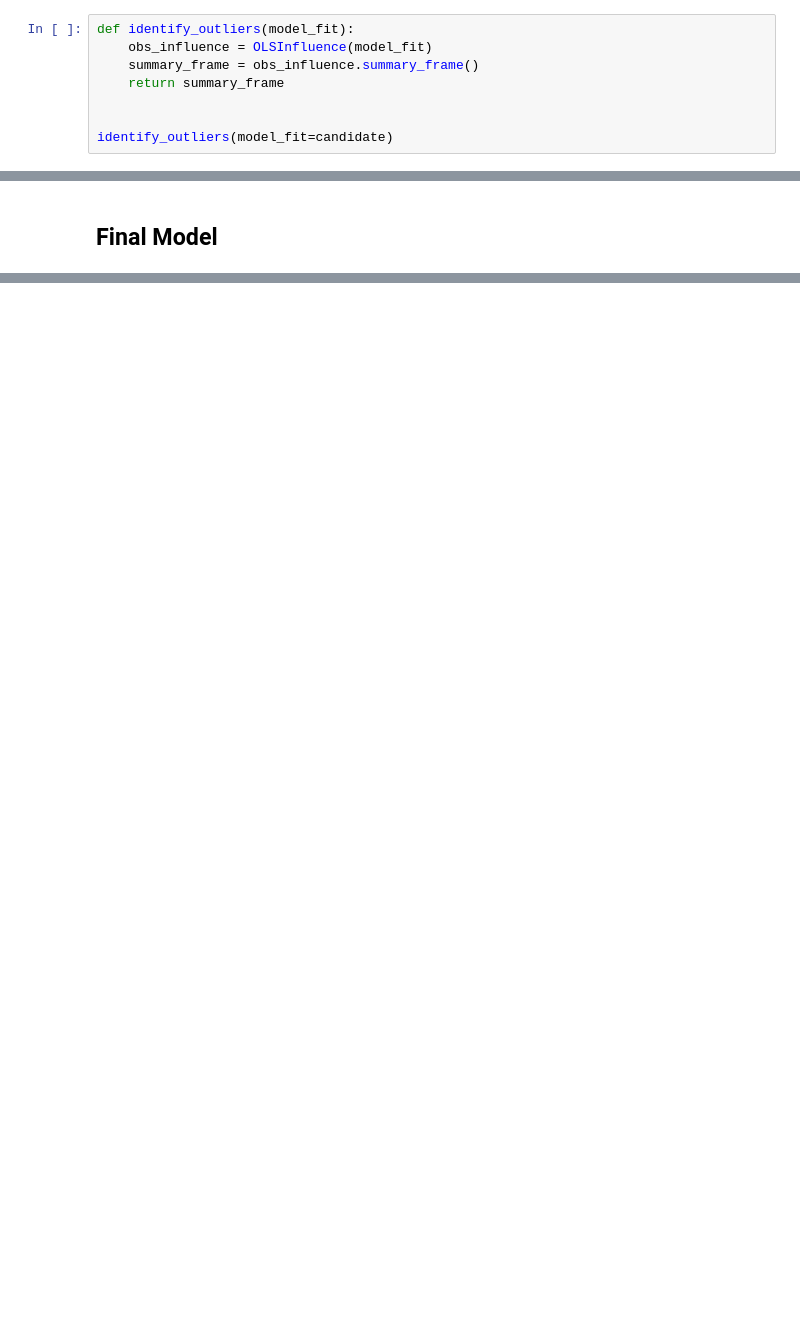
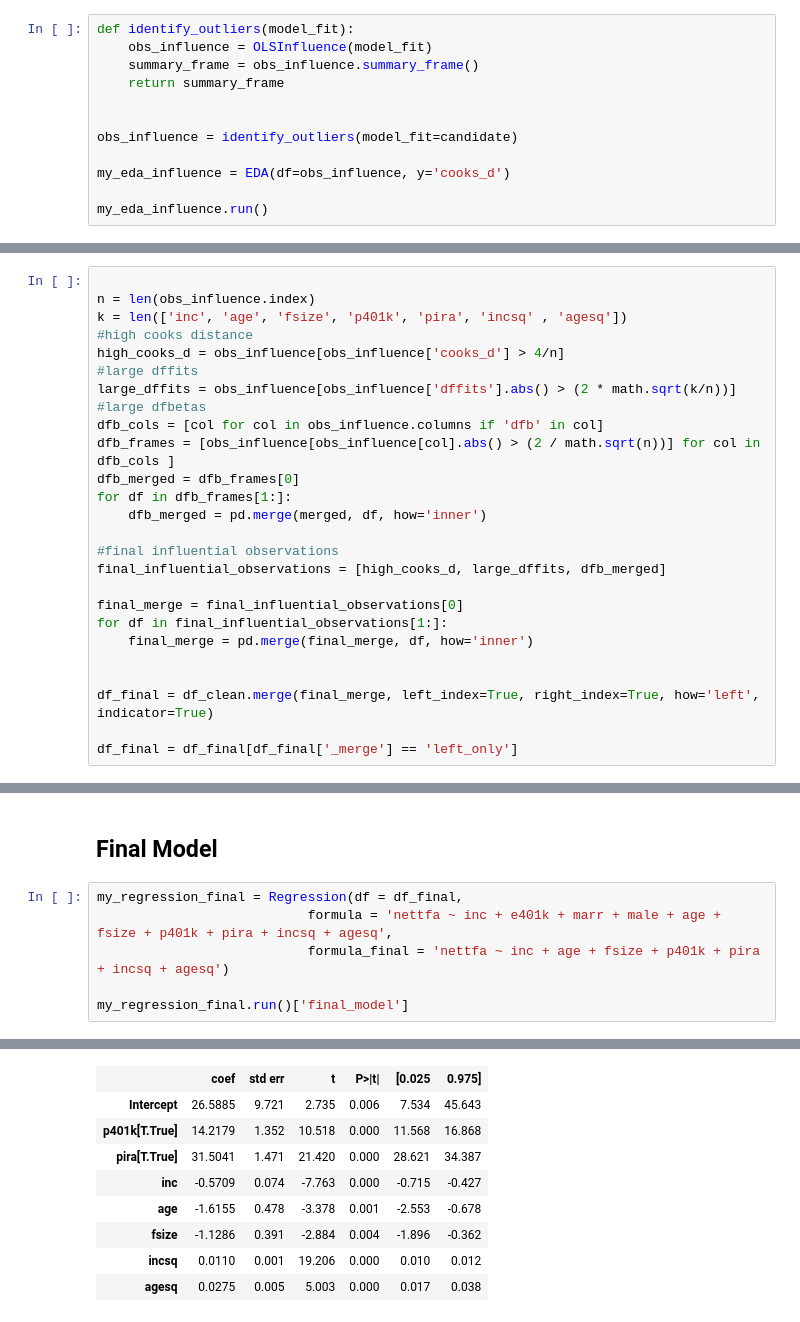
Before and after one commit to espin086/mybook_python_econometrics, a Jupyter notebook: notebooks/3_multiple_regression_diagnostics/3_multiple_regression_diagnostics.ipynb, the cells around one changed output, grey strips where cells are left out. Saved outputs shown, nothing was run; the diff lists cells and outputs as text; blank space fills up the shorter version.

```diff
--- a/notebooks/3_multiple_regression_diagnostics/3_multiple_regression_diagnostics.ipynb
+++ b/notebooks/3_multiple_regression_diagnostics/3_multiple_regression_diagnostics.ipynb
@@ -351,7 +353,11 @@ def identify_outliers(model_fit):
     return summary_frame
 
 
-identify_outliers(model_fit=candidate)
+obs_influence = identify_outliers(model_fit=candidate)
+
+my_eda_influence = EDA(df=obs_influence, y='cooks_d')
+
+my_eda_influence.run()
 # %% [output]
 |  | dfb_Intercept | dfb_p401k[T.True] | dfb_pira[T.True] | dfb_inc | dfb_age | dfb_fsize | dfb_incsq | dfb_agesq | ... |
 | 0 | 0.004043 | 0.002192 | -0.011439 | 0.008347 | -0.006688 | 0.005431 | -0.005796 | 0.007050 | ... |
@@ -393,0 +380,26 @@ class OLSInfluence(builtins.object)
+# %%
+
+n = len(obs_influence.index)
+k = len(['inc', 'age', 'fsize', 'p401k', 'pira', 'incsq' , 'agesq'])
+#high cooks distance
+high_cooks_d = obs_influence[obs_influence['cooks_d'] > 4/n]
+#large dffits
+large_dffits = obs_influence[obs_influence['dffits'].abs() > (2 * math.sqrt(k/n))]
+#large dfbetas
+dfb_cols = [col for col in obs_influence.columns if 'dfb' in col]
+dfb_frames = [obs_influence[obs_influence[col].abs() > (2 / math.sqrt(n))] for col in dfb_cols ]
+dfb_merged = dfb_frames[0]
+for df in dfb_frames[1:]:
+    dfb_merged = pd.merge(merged, df, how='inner')
+
+#final influential observations
+final_influential_observations = [high_cooks_d, large_dffits, dfb_merged]
+
+final_merge = final_influential_observations[0]
+for df in final_influential_observations[1:]:
+    final_merge = pd.merge(final_merge, df, how='inner')
+
+
+df_final = df_clean.merge(final_merge, left_index=True, right_index=True, how='left', indicator=True)
+
+df_final = df_final[df_final['_merge'] == 'left_only']
@@ -394,2 +440,9 @@ class OLSInfluence(builtins.object)
 # %% [markdown]
 ## Final Model
+# %%
+my_regression_final = Regression(df = df_final,
+                           formula = 'nettfa ~ inc + e401k + marr + male + age + fsize + p401k + pira + incsq + agesq',
+                           formula_final = 'nettfa ~ inc + age + fsize + p401k + pira + incsq + agesq')
+
+my_regression_final.run()['final_model']
+# %% [output]
@@ -395,0 +459,9 @@ class OLSInfluence(builtins.object)
+|  | coef | std err | t | P>|t| | [0.025 | 0.975] |
+| Intercept | 26.5885 | 9.721 | 2.735 | 0.006 | 7.534 | 45.643 |
+| p401k[T.True] | 14.2179 | 1.352 | 10.518 | 0.000 | 11.568 | 16.868 |
+| pira[T.True] | 31.5041 | 1.471 | 21.420 | 0.000 | 28.621 | 34.387 |
+| inc | -0.5709 | 0.074 | -7.763 | 0.000 | -0.715 | -0.427 |
+| age | -1.6155 | 0.478 | -3.378 | 0.001 | -2.553 | -0.678 |
+| fsize | -1.1286 | 0.391 | -2.884 | 0.004 | -1.896 | -0.362 |
+| incsq | 0.0110 | 0.001 | 19.206 | 0.000 | 0.010 | 0.012 |
+| agesq | 0.0275 | 0.005 | 5.003 | 0.000 | 0.017 | 0.038 |
```
Also changed, not shown: parts of 8 cells of this notebook, 33 other files.
